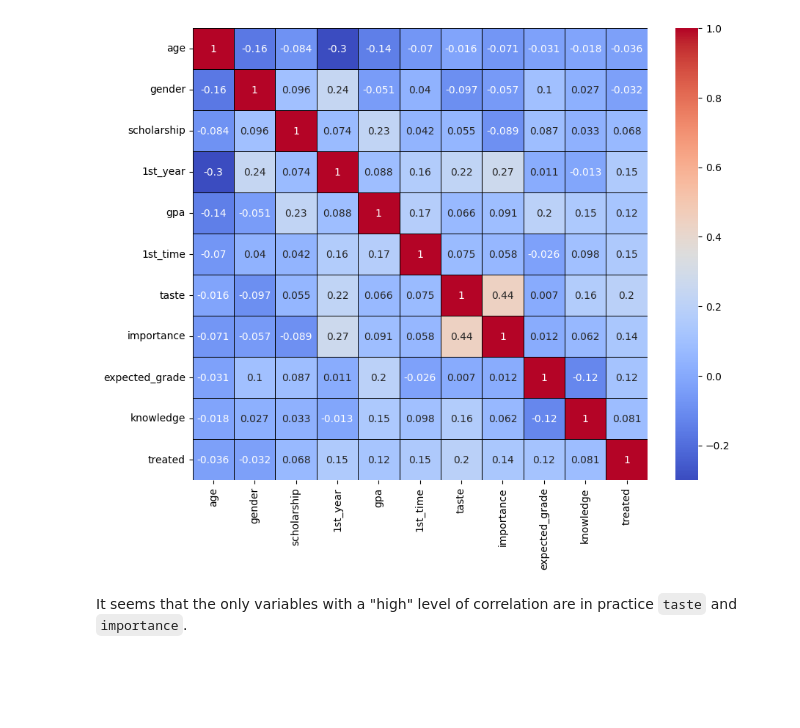
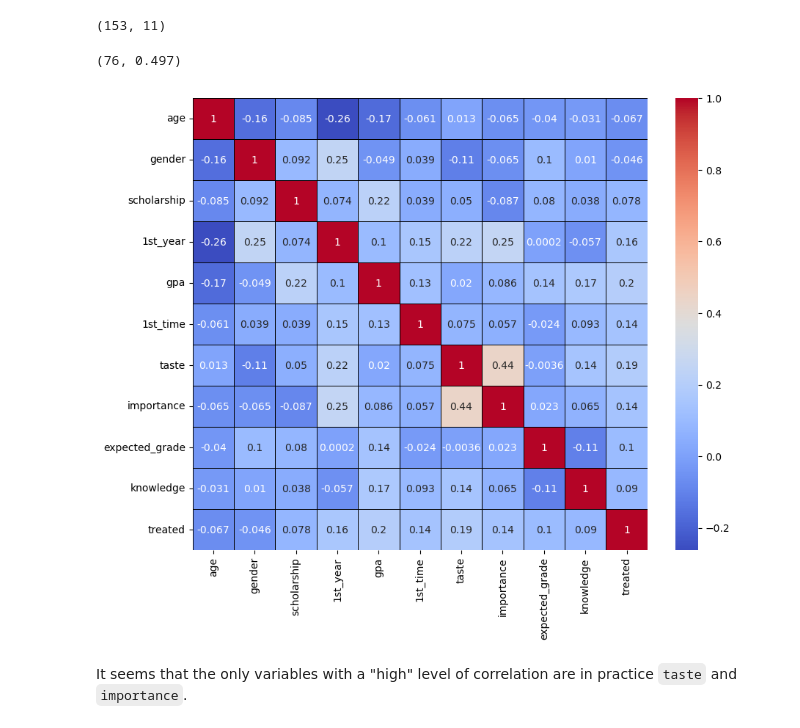
Before and after one commit to SaverioPCapra/applied_economics_paper, a Jupyter notebook: plotting.ipynb, the cells around one changed output. Saved outputs shown, nothing was run; the diff lists cells and outputs as text; code cells hidden in the pictures; blank space fills up the shorter version.

```diff
--- a/plotting.ipynb
+++ b/plotting.ipynb
@@ -5,12 +5,20 @@ import matplotlib.pyplot as plt
 # %%
 x = pd.read_csv("indep_x.csv", index_col = 0)
 y = pd.read_csv("dep_y.csv", index_col = 0)
+# %%
+x.shape
+# %% [output]
+(153, 11)
+# %%
+(x["treated"].sum(), round(x["treated"].sum()/x.shape[0],3))
+# %% [output]
+(76, 0.497)
 # %%
 plt.figure(figsize=(10, 8))
-correlation_matrix = x[x["gpa"]!=31].corr() # even here, we fix for the GPA issue, by excluding people who don't have a GPA
+correlation_matrix = x.corr() # even here, we fix for the GPA issue, by excluding people who don't have a GPA
 sns.heatmap(correlation_matrix, annot=True, cmap="coolwarm", linewidths=0.5, linecolor='black');
 # %% [output]
-[figure, old version]
+[figure, new version]
 # %% [markdown]
 It seems that the only variables with a "high" level of correlation are in practice `taste` and `importance`.
 # %%
```
Also changed, not shown: parts of 16 cells of this notebook, 10 other files.
